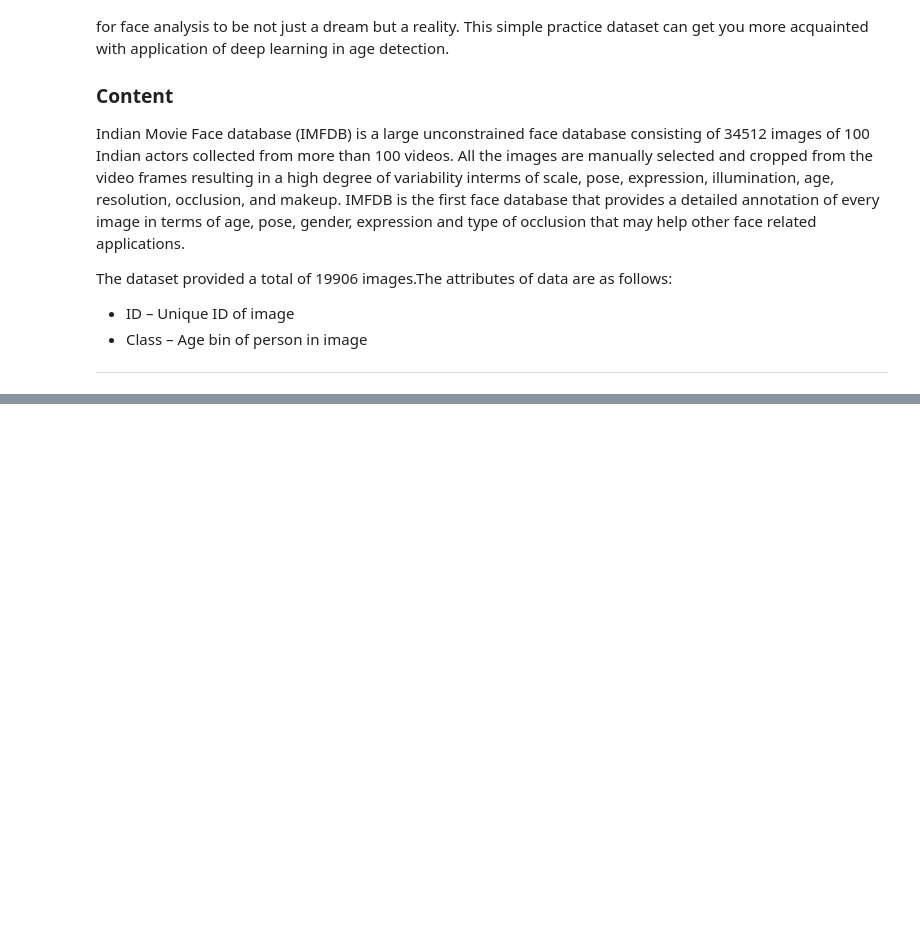
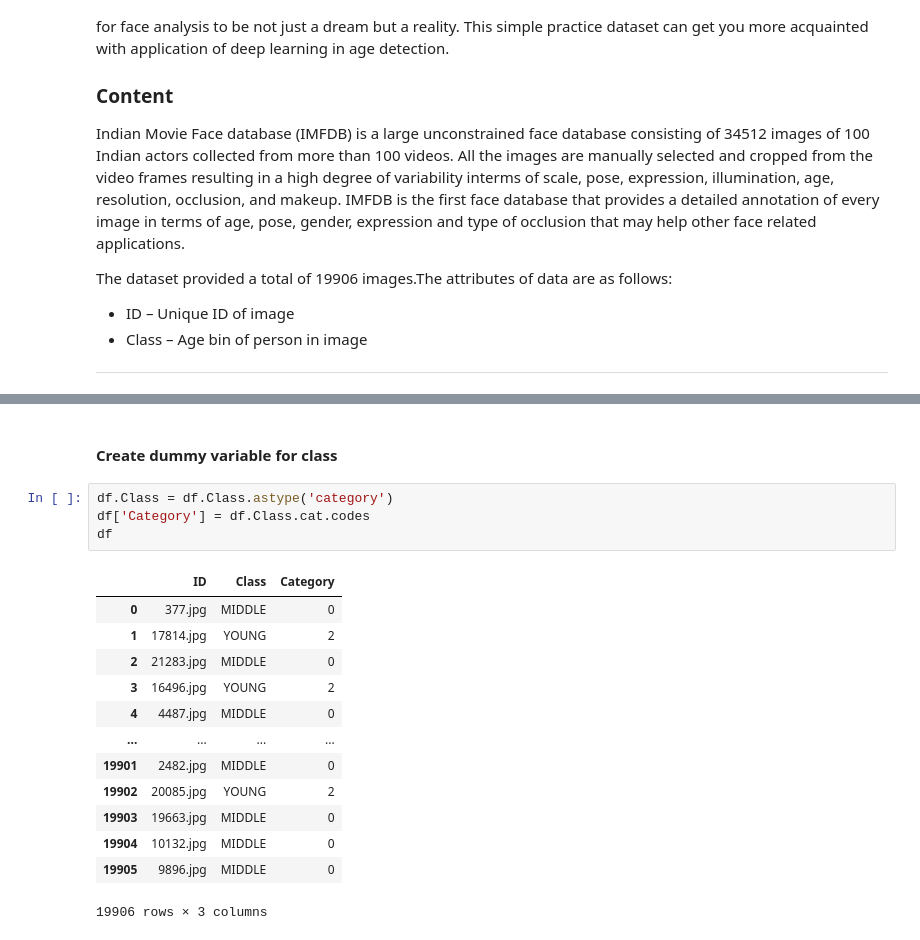
Before and after one commit to jucalfonsom/ml-course, a Jupyter notebook: age_detection.ipynb, the cells around one changed output, grey strips where cells are left out. Cells and saved outputs as stored; diff of their text form; blank space fills up the shorter version.

```diff
--- a/age_detection.ipynb
+++ b/age_detection.ipynb
@@ -26,0 +80,20 @@ The dataset provided a total of 19906 images.The attributes of data are as follo
+# %% [markdown]
+#### Create dummy variable for class
+# %%
+df.Class = df.Class.astype('category')
+df['Category'] = df.Class.cat.codes
+df
+# %% [output]
+|  | ID | Class | Category |
+| 0 | 377.jpg | MIDDLE | 0 |
+| 1 | 17814.jpg | YOUNG | 2 |
+| 2 | 21283.jpg | MIDDLE | 0 |
+| 3 | 16496.jpg | YOUNG | 2 |
+| 4 | 4487.jpg | MIDDLE | 0 |
+| ... | ... | ... | ... |
+| 19901 | 2482.jpg | MIDDLE | 0 |
+| 19902 | 20085.jpg | YOUNG | 2 |
+| 19903 | 19663.jpg | MIDDLE | 0 |
+| 19904 | 10132.jpg | MIDDLE | 0 |
+| 19905 | 9896.jpg | MIDDLE | 0 |
+19906 rows × 3 columns
```
Also changed, not shown: parts of 10 cells of this notebook, 4 other files.
